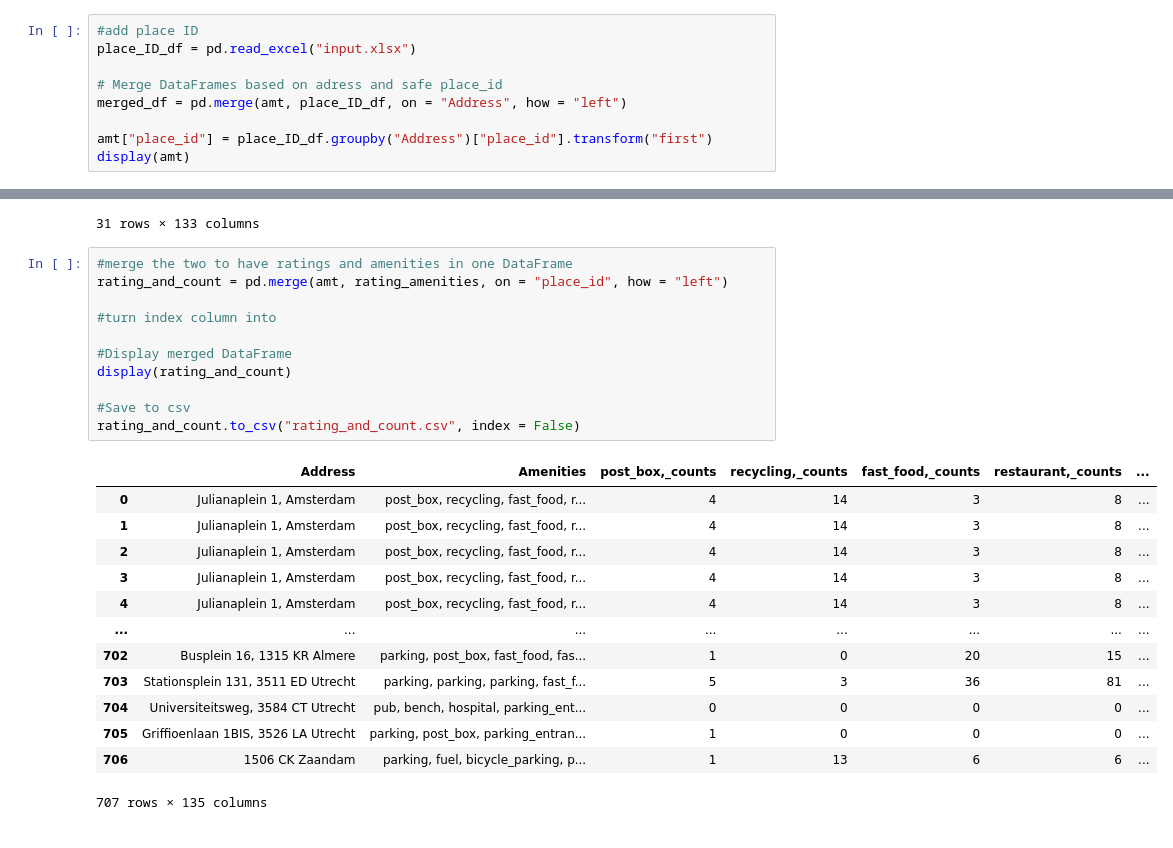
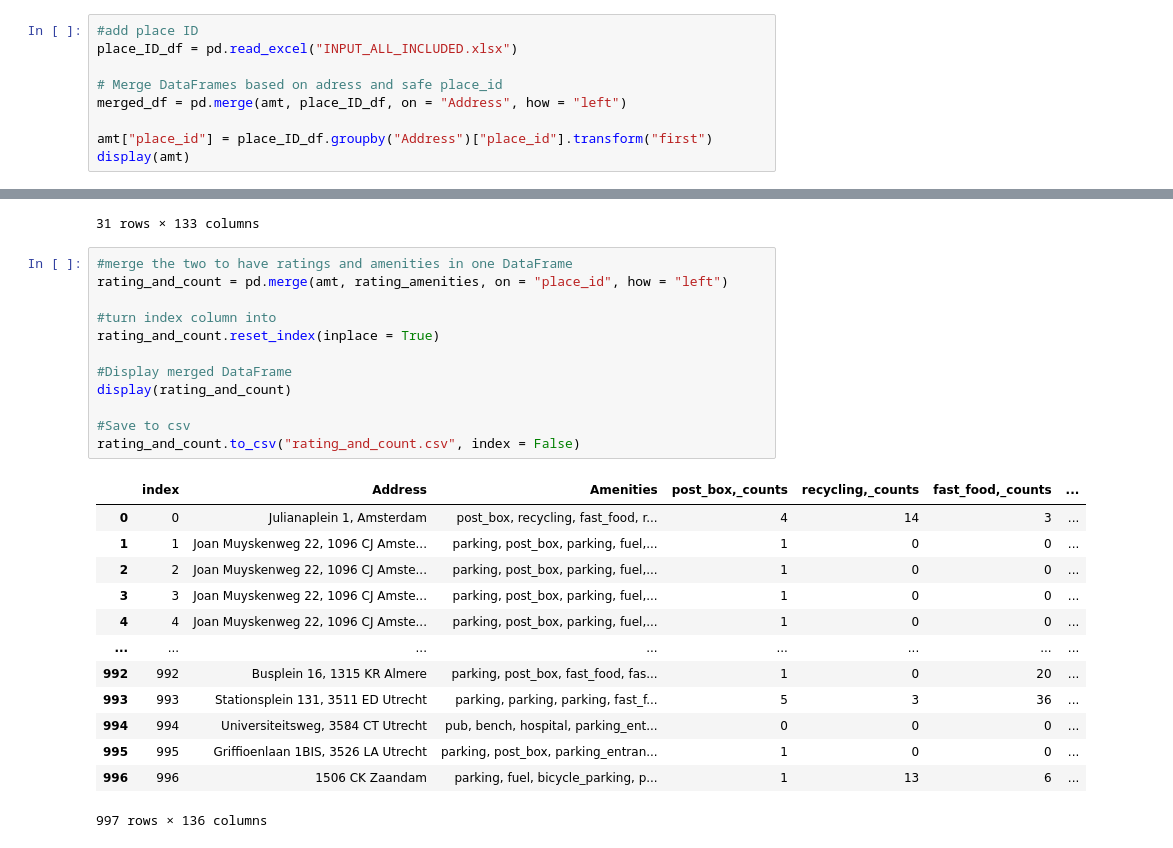
Before and after one commit to ellasartory/scraping, a Jupyter notebook: google_maps/get_amenities.ipynb, the cells around one changed output, grey strips where cells are left out. Saved outputs shown, nothing was run; the diff lists cells and outputs as text.

```diff
--- a/opendata_nl/get_amenities.ipynb
+++ b/google_maps/get_amenities.ipynb
@@ -117,7 +117,7 @@ display(amt)
 31 rows × 132 columns
 # %%
 #add place ID
-place_ID_df = pd.read_excel("input.xlsx")
+place_ID_df = pd.read_excel("INPUT_ALL_INCLUDED.xlsx")
 
 # Merge DataFrames based on adress and safe place_id
 merged_df = pd.merge(amt, place_ID_df, on = "Address", how = "left")
@@ -146,25 +146,26 @@ display(amt)
 # %%
 #merge the two to have ratings and amenities in one DataFrame
 rating_and_count = pd.merge(amt, rating_amenities, on = "place_id", how = "left")
 
 #turn index column into
+rating_and_count.reset_index(inplace = True)
 
 #Display merged DataFrame
 display(rating_and_count)
 
 #Save to csv
 rating_and_count.to_csv("rating_and_count.csv", index = False)
 # %% [output]
-|  | Address | Amenities | post_box,_counts | recycling,_counts | fast_food,_counts | restaurant,_counts | ... |
-| 0 | Julianaplein 1, Amsterdam | post_box, recycling, fast_food, r... | 4 | 14 | 3 | 8 | ... |
-| 1 | Julianaplein 1, Amsterdam | post_box, recycling, fast_food, r... | 4 | 14 | 3 | 8 | ... |
-| 2 | Julianaplein 1, Amsterdam | post_box, recycling, fast_food, r... | 4 | 14 | 3 | 8 | ... |
-| 3 | Julianaplein 1, Amsterdam | post_box, recycling, fast_food, r... | 4 | 14 | 3 | 8 | ... |
-| 4 | Julianaplein 1, Amsterdam | post_box, recycling, fast_food, r... | 4 | 14 | 3 | 8 | ... |
+|  | index | Address | Amenities | post_box,_counts | recycling,_counts | fast_food,_counts | ... |
+| 0 | 0 | Julianaplein 1, Amsterdam | post_box, recycling, fast_food, r... | 4 | 14 | 3 | ... |
+| 1 | 1 | Joan Muyskenweg 22, 1096 CJ Amste... | parking, post_box, parking, fuel,... | 1 | 0 | 0 | ... |
+| 2 | 2 | Joan Muyskenweg 22, 1096 CJ Amste... | parking, post_box, parking, fuel,... | 1 | 0 | 0 | ... |
+| 3 | 3 | Joan Muyskenweg 22, 1096 CJ Amste... | parking, post_box, parking, fuel,... | 1 | 0 | 0 | ... |
+| 4 | 4 | Joan Muyskenweg 22, 1096 CJ Amste... | parking, post_box, parking, fuel,... | 1 | 0 | 0 | ... |
 | ... | ... | ... | ... | ... | ... | ... | ... |
-| 702 | Busplein 16, 1315 KR Almere | parking, post_box, fast_food, fas... | 1 | 0 | 20 | 15 | ... |
-| 703 | Stationsplein 131, 3511 ED Utrecht | parking, parking, parking, fast_f... | 5 | 3 | 36 | 81 | ... |
-| 704 | Universiteitsweg, 3584 CT Utrecht | pub, bench, hospital, parking_ent... | 0 | 0 | 0 | 0 | ... |
-| 705 | Griffioenlaan 1BIS, 3526 LA Utrecht | parking, post_box, parking_entran... | 1 | 0 | 0 | 0 | ... |
-| 706 | 1506 CK Zaandam | parking, fuel, bicycle_parking, p... | 1 | 13 | 6 | 6 | ... |
+| 992 | 992 | Busplein 16, 1315 KR Almere | parking, post_box, fast_food, fas... | 1 | 0 | 20 | ... |
+| 993 | 993 | Stationsplein 131, 3511 ED Utrecht | parking, parking, parking, fast_f... | 5 | 3 | 36 | ... |
+| 994 | 994 | Universiteitsweg, 3584 CT Utrecht | pub, bench, hospital, parking_ent... | 0 | 0 | 0 | ... |
+| 995 | 995 | Griffioenlaan 1BIS, 3526 LA Utrecht | parking, post_box, parking_entran... | 1 | 0 | 0 | ... |
+| 996 | 996 | 1506 CK Zaandam | parking, fuel, bicycle_parking, p... | 1 | 13 | 6 | ... |
-707 rows × 135 columns
+997 rows × 136 columns
```
Also changed, not shown: 10 other files.
